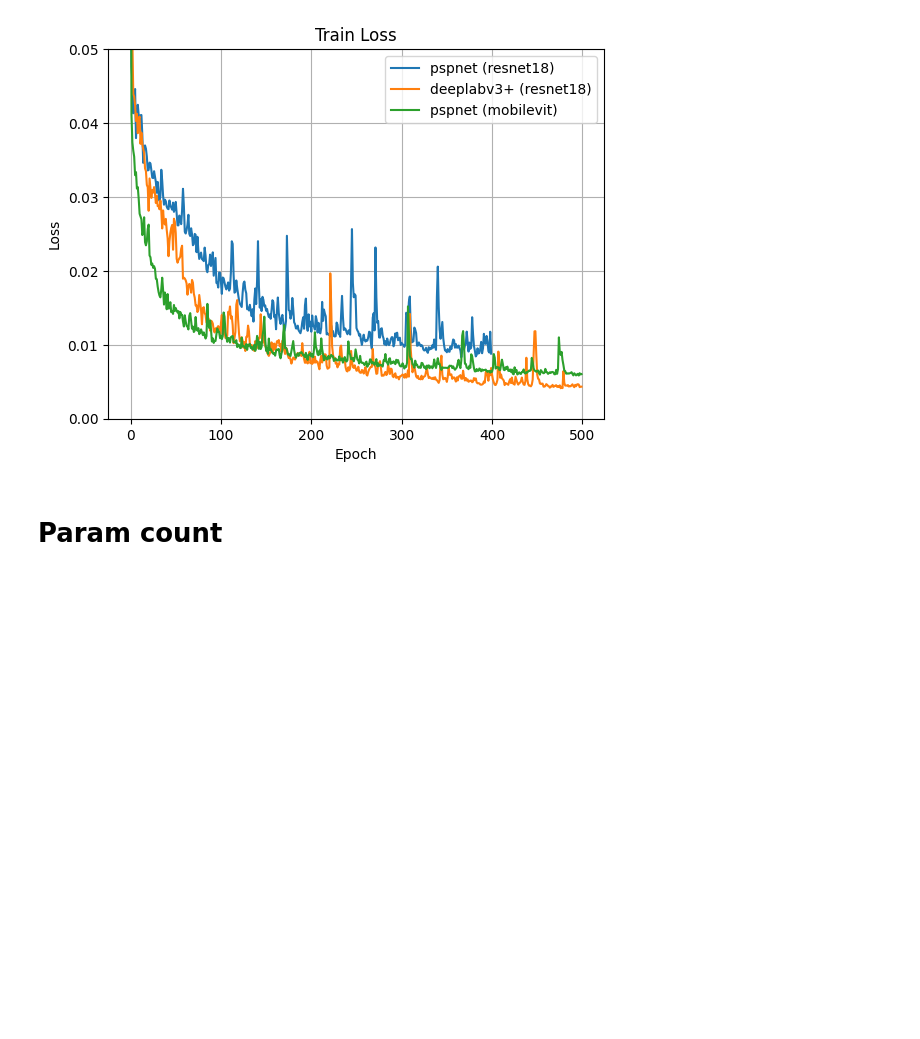
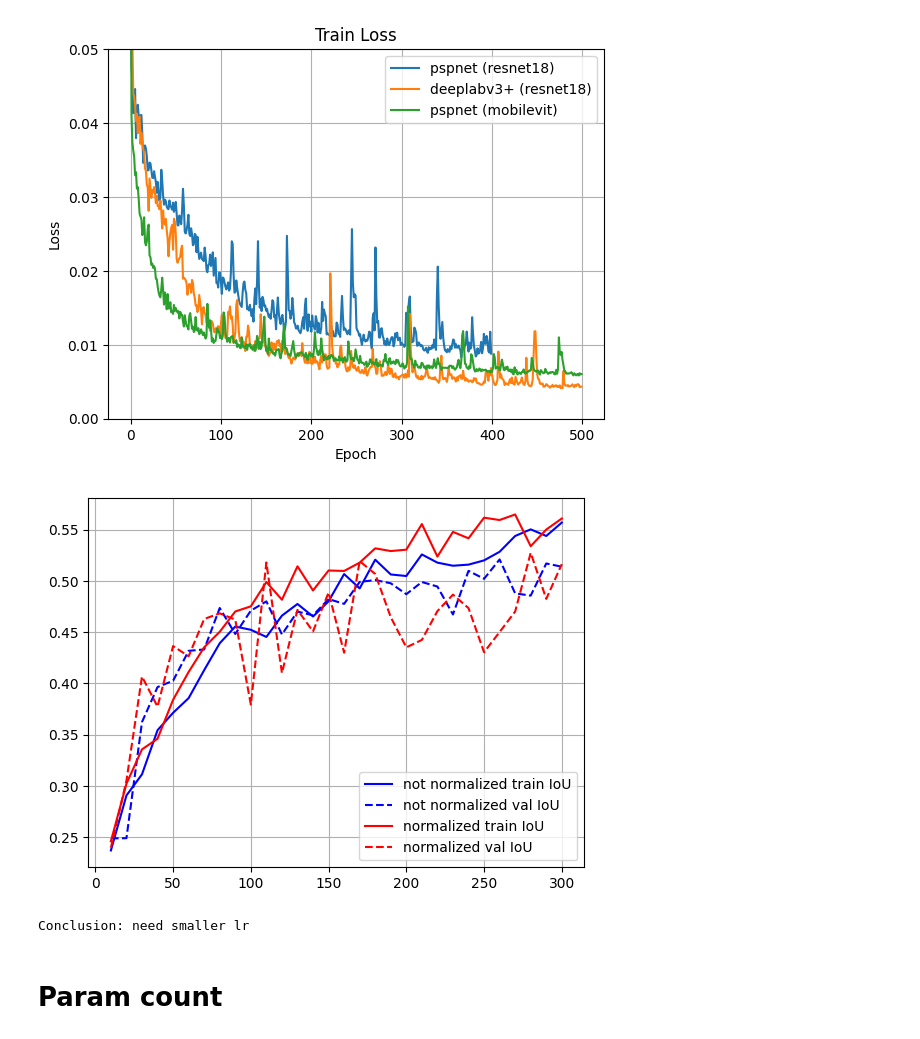
Before and after one commit to karalius32/uzduotis1, a Jupyter notebook: pytorch igel/test_model.ipynb, the cells around one changed output. Cells and saved outputs as stored; diff of their text form; code cells hidden in the pictures; blank space fills up the shorter version.

```diff
--- a/pytorch igel/test_model.ipynb
+++ b/pytorch igel/test_model.ipynb
@@ -43,6 +43,27 @@ plot_loss(("histories\history_pspnet_r18_400.csv",
 # %% [output]
 [figure]
 [figure]
+# %%
+import pandas as pd
+from matplotlib import pyplot as plt
+
+
+df = pd.read_csv("misc\pspnet_resnet18__300_not_norm.csv")
+df_norm = pd.read_csv("misc\pspnet_resnet18__300.csv")
+
+plt.plot(range(10, 301, 10), df["iou"].iloc[1:], "b-", label="not normalized train IoU")
+plt.plot(range(10, 301, 10), df["val_iou"].iloc[1:], "b--", label="not normalized val IoU")
+
+plt.plot(range(10, 301, 10), df_norm["iou"].iloc[1:], "r-", label="normalized train IoU")
+plt.plot(range(10, 301, 10), df_norm["val_iou"].iloc[1:], "r--", label="normalized val IoU")
+
+plt.grid()
+plt.legend()
+plt.show()
+print("Conclusion: need smaller lr")
+# %% [output]
+[figure, added]
+Conclusion: need smaller lr
 # %% [markdown]
 # Param count
 # %%
```
Also changed, not shown: 10 other files.
